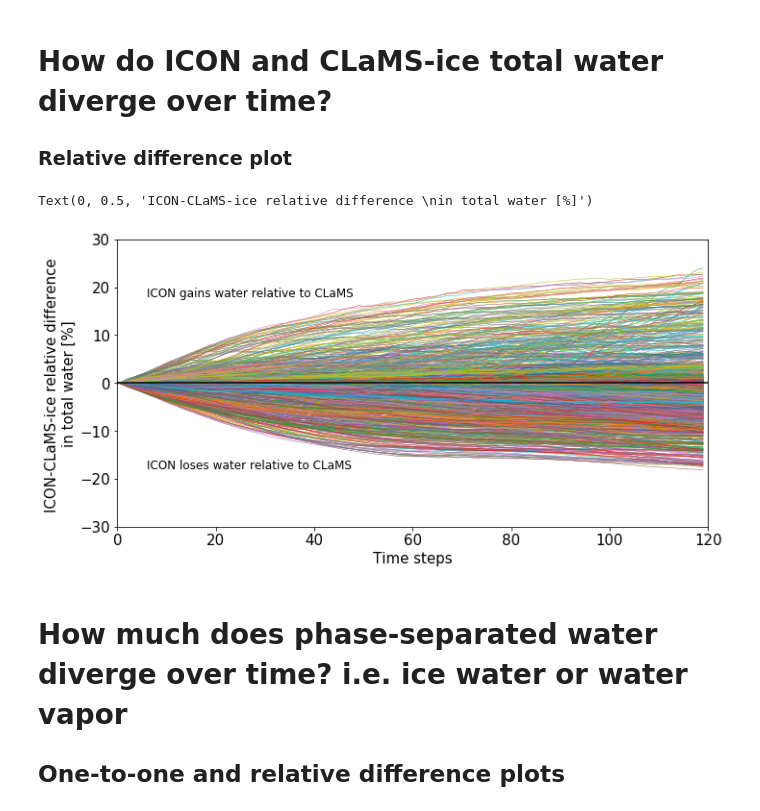
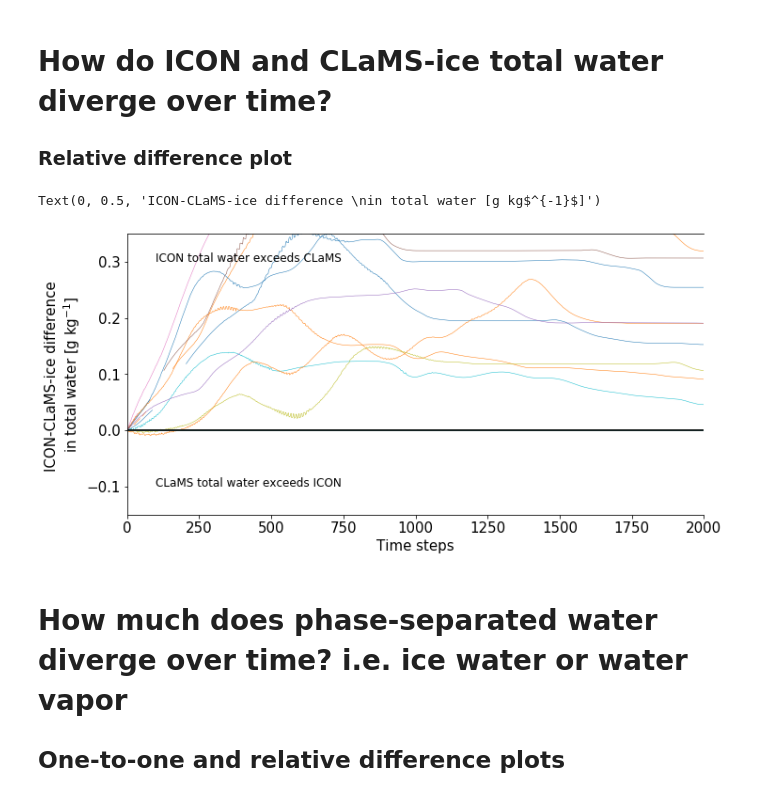
Before and after one commit to sylviasullivan/ice-microp-rad, a Jupyter notebook: traj/total-water.ipynb, the cells around one changed output. Saved outputs shown, nothing was run; the diff lists cells and outputs as text; code cells hidden in the pictures.

```diff
--- a/traj/total-water.ipynb
+++ b/traj/total-water.ipynb
@@ -46,9 +59 @@ icon_temp = icon.t.values
 icon_tot_water[icon_temp > 237] = np.nan
-# %%
-# Interpolate the ICON total water values to the CLaMS-ice ones.
-icon_tot_water_cubic = np.zeros((clams_tot_water.shape))
-
-# For each trajectory
-for i in np.arange(clams_tot_water.shape[1]):
-    cubic_interp = interp1d(icon_t,icon_tot_water[:,i],kind='cubic')
-    icon_tot_water_cubic[:,i] = cubic_interp(clams_t)
@@ -54,0 +69,11 @@ for i in np.arange(clams_tot_water.shape[1]):
+# %%
+# How many of the CLaMS / ICON trajectories now contain all nans?
+nan_or_not = []
+for i in np.arange(clams_tot_water.shape[1]):
+    nan_or_not.append(np.isnan(clams_tot_water[:,i]).all())
+print('Percentage of CLaMS trajectories with all nans: ' + str(sum(nan_or_not)/clams_tot_water.shape[1]*100.) + '%')
+
+nan_or_not = []
+for i in np.arange(icon_tot_water.shape[1]):
+    nan_or_not.append(np.isnan(icon_tot_water[:,i]).all())
+print('Percentage of ICON trajectories with all nans: ' + str(sum(nan_or_not)/clams_tot_water.shape[1]*100.) + '%')
@@ -76,24 +117,30 @@ Text(0, 0.5, 'ICON total water [g kg$^{-1}$]')
 ### Relative difference plot
 # %%
 fs = 15
+endtime = 2000
+
 fig = plt.figure(figsize=(11,5.5))
-for i in np.arange(2500):
-    plt.plot((icon_tot_water_cubic[:,i] - clams_tot_water[:,i])/clams_tot_water[:,i]*100.,lw=0.5,label='__nolabel__')
+for i in np.arange(200):#clams_tot_water.shape[1]):
+    if ~np.isnan(clams_tot_water[:,i]).all():
+        plt.plot((icon_tot_water[:,i] - clams_tot_water[:,i])*10**3,lw=0.5,label='__nolabel__')  #icon_tot_water_cubic[:,i]
+        # Previously normalized the above like /clams_tot_water[:,i]*100.
 
-plt.plot([0,120],[0,0],color='k',lw=1.5)
-plt.text(0.05,0.8,'ICON gains water relative to CLaMS',fontsize=12,transform=plt.gca().transAxes)
-plt.text(0.05,0.2,'ICON loses water relative to CLaMS',fontsize=12,transform=plt.gca().transAxes)
+#print()
+plt.plot([0,endtime],[0,0],color='k',lw=1.5)
+plt.text(0.05,0.9,'ICON total water exceeds CLaMS',fontsize=12,transform=plt.gca().transAxes)
+plt.text(0.05,0.1,'CLaMS total water exceeds ICON',fontsize=12,transform=plt.gca().transAxes)
 plt.gca().tick_params('both',labelsize=fs)
-plt.xlim([0,120])
-plt.ylim([-30,30])
+plt.gca().spines['right'].set_color('none')
+plt.xlim([0,endtime])
+plt.ylim([-0.15,0.35]) #plt.ylim([-50,50])
 plt.xlabel('Time steps',fontsize=fs)
-plt.ylabel('ICON-CLaMS-ice relative difference '
+plt.ylabel('ICON-CLaMS-ice difference '  # relative [%]
            '\n'
-           'in total water [%]',fontsize=fs)
-#fig.savefig('../output/tot-water-RelDiff7.png',bbox_inches='tight')
+           r'in total water [g kg$^{-1}$]',fontsize=fs)
+#fig.savefig('../output/tot-water-RelDiff5png',bbox_inches='tight')
 # %% [output]
-Text(0, 0.5, 'ICON-CLaMS-ice relative difference \nin total water [%]')
+Text(0, 0.5, 'ICON-CLaMS-ice difference \nin total water [g kg$^{-1}$]')
-[figure, old version]
+[figure, new version]
 # %% [markdown]
 # How much does phase-separated water diverge over time? i.e. ice water or water vapor
 ## One-to-one and relative difference plots
```
Also changed, not shown: parts of 10 cells of this notebook, 10 other files.
